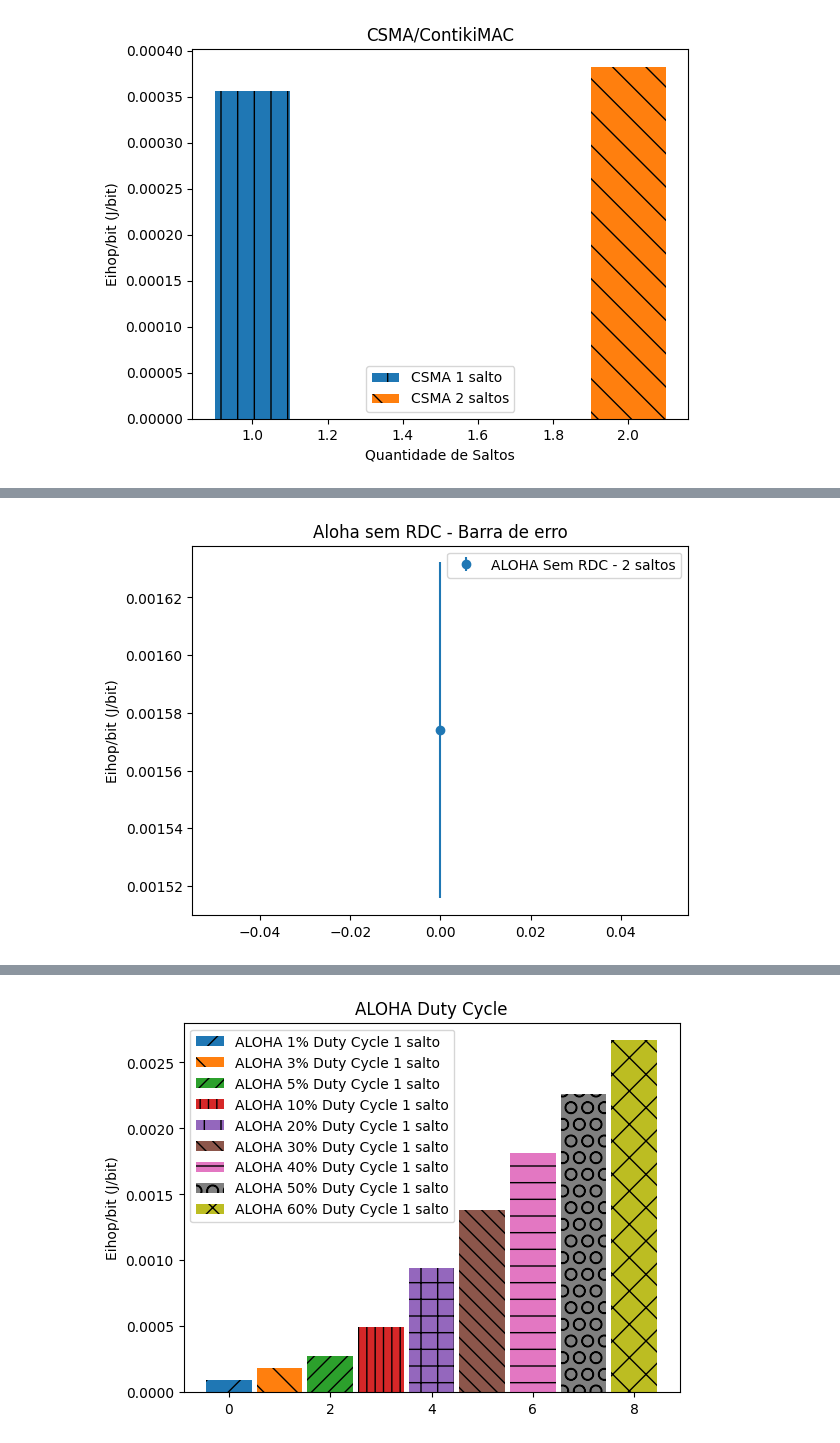
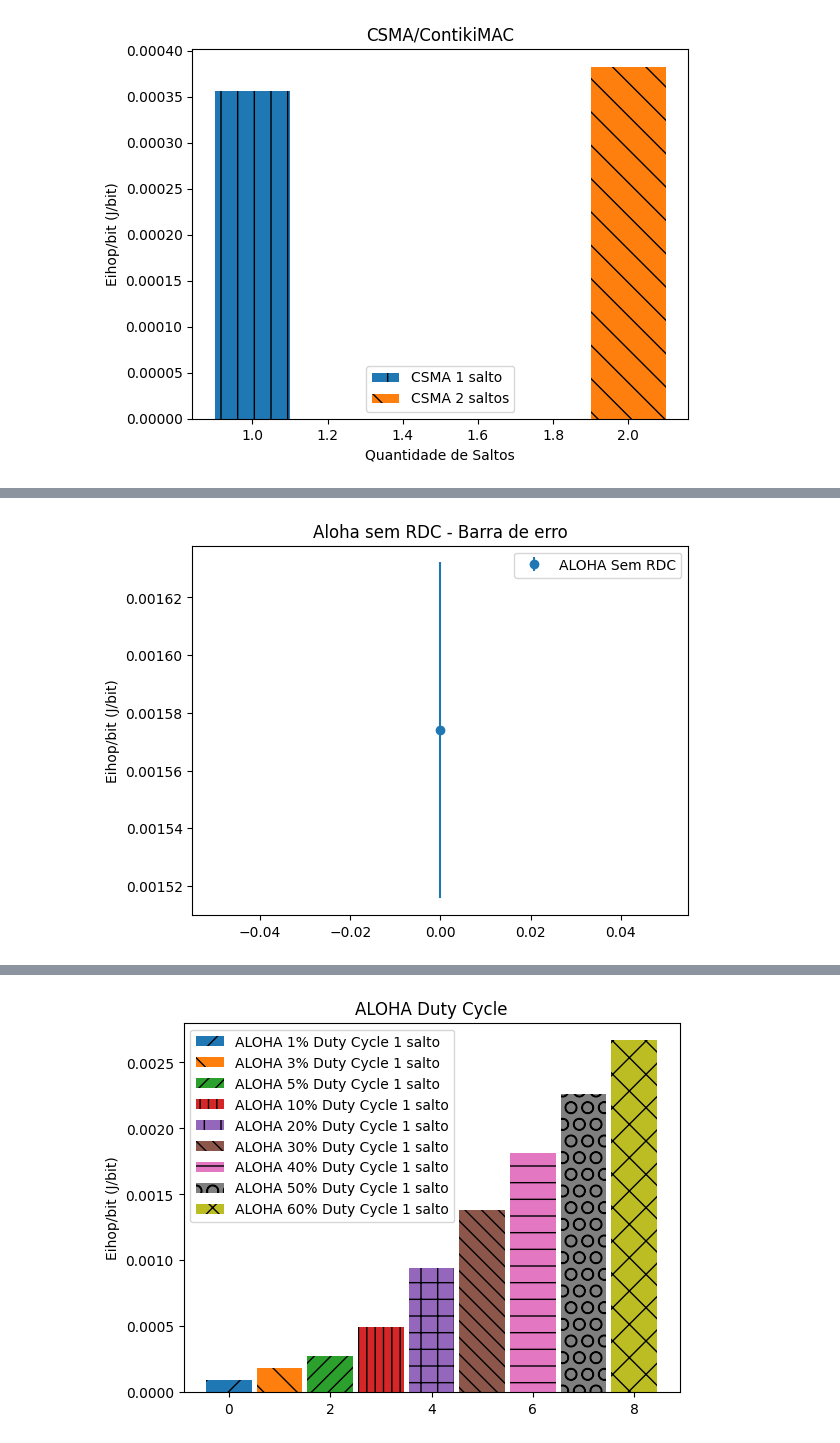
Before and after one commit to KilnerJhow/contiki-aloha, a Jupyter notebook: tcc/confidence_interval.ipynb, the cells around one changed output, grey strips where cells are left out. Cells and saved outputs as stored; diff of their text form; code cells hidden in the pictures.

```diff
--- a/tcc/confidence_interval.ipynb
+++ b/tcc/confidence_interval.ipynb
@@ -286,16 +286,17 @@ plt.show()
 # %%
+aloha_always_on_label = 'ALOHA Sem RDC'
 plot_error_bar(0, aloha_always_on_mean_and_margin_of_error[0], aloha_always_on_mean_and_margin_of_error[1], aloha_always_on_label)
 
 plt.legend()
 
 plt.title('Aloha sem RDC - Barra de erro')
 # Adicionar rótulos para os eixos
 plt.ylabel(f'Eihop/bit ({energy_unit}/bit)')
 
 # Mostrar o gráfico
 plt.show()
 # %% [output]
-[figure, old version]
+[figure, new version]
 # %%
 
 for dc, label in zip(aloha_duty_cycles, aloha_labels):
```
Also changed, not shown: parts of 5 cells of this notebook.
